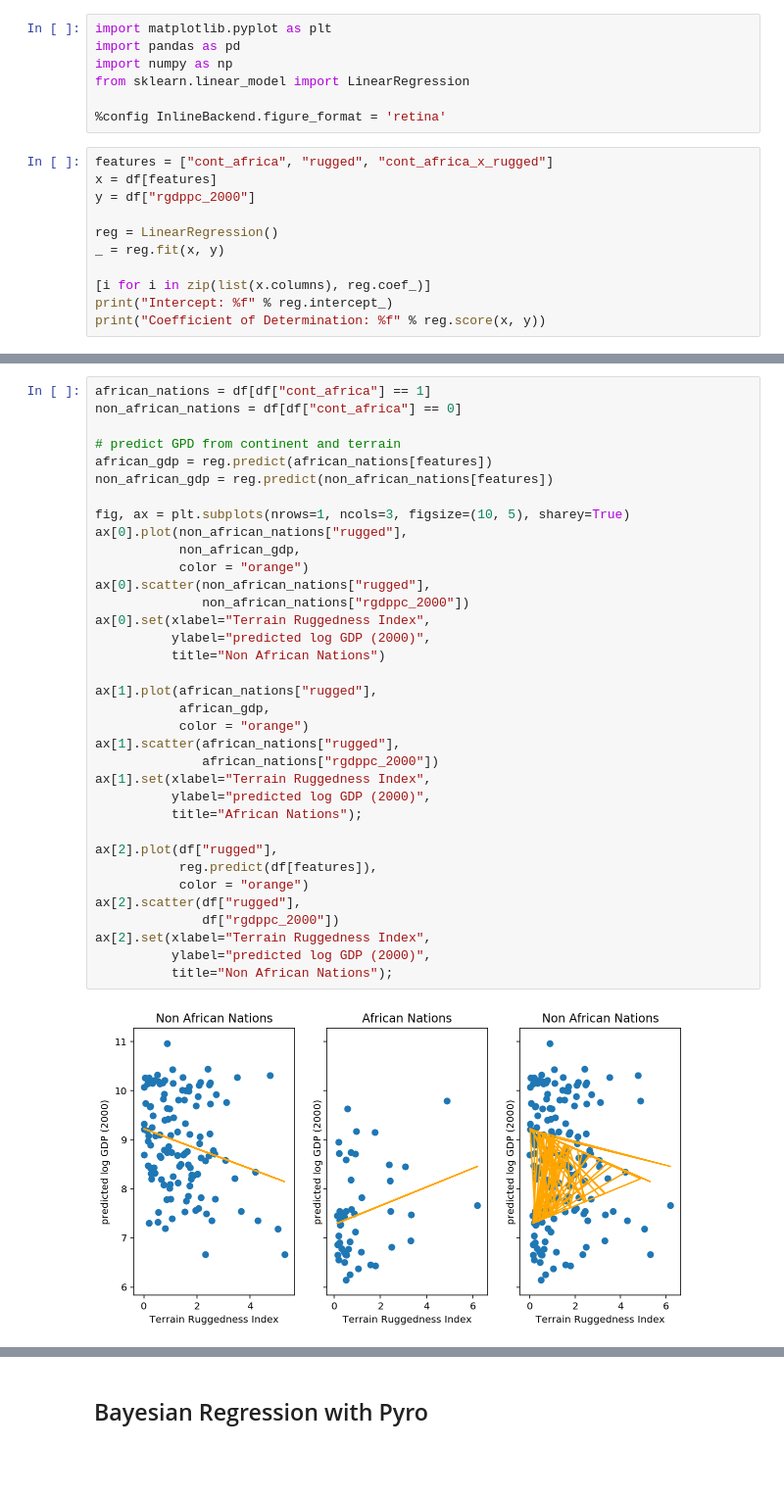
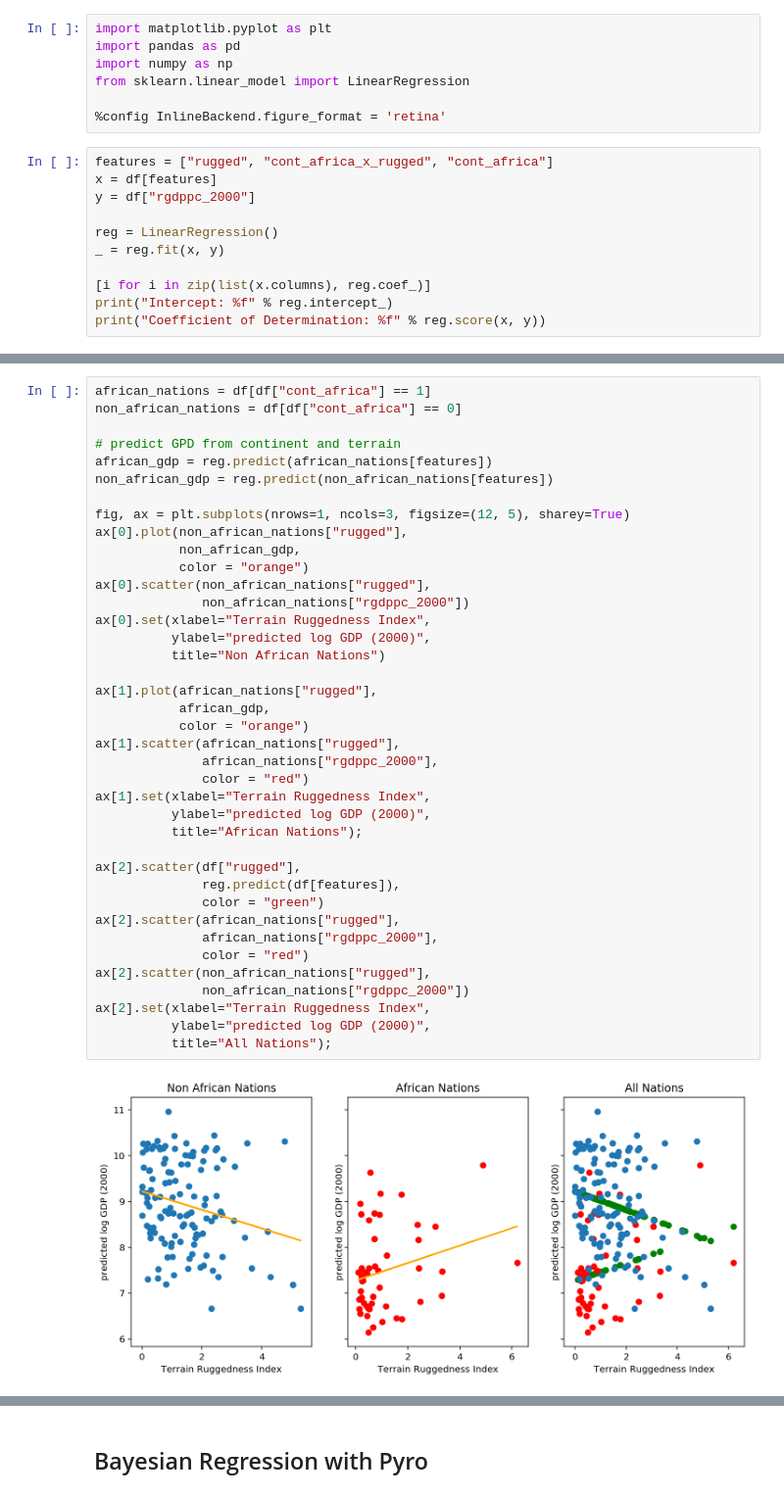
Before and after one commit to jramkiss/jramkiss.github.io, a Jupyter notebook: _posts/notebooks/why-gpr.ipynb, the cells around one changed output, grey strips where cells are left out. Shown at 98% size. Drawn from its saved outputs; the diff is of its cells as text; blank space fills up the shorter version.

```diff
--- a/_posts/notebooks/why-gpr.ipynb
+++ b/_posts/notebooks/why-gpr.ipynb
@@ -113,7 +113,7 @@ from sklearn.linear_model import LinearRegression
 
 %config InlineBackend.figure_format = 'retina'
 # %%
-features = ["cont_africa", "rugged", "cont_africa_x_rugged"]
+features = ["rugged", "cont_africa_x_rugged", "cont_africa"]
 x = df[features]
 y = df["rgdppc_2000"]
 
@@ -132,37 +132,41 @@ Coefficient of Determination: 0.356925
 # %%
 african_nations = df[df["cont_africa"] == 1]
 non_african_nations = df[df["cont_africa"] == 0]
 
 # predict GPD from continent and terrain
 african_gdp = reg.predict(african_nations[features])
 non_african_gdp = reg.predict(non_african_nations[features])
 
-fig, ax = plt.subplots(nrows=1, ncols=3, figsize=(10, 5), sharey=True)
+fig, ax = plt.subplots(nrows=1, ncols=3, figsize=(12, 5), sharey=True)
 ax[0].plot(non_african_nations["rugged"],
            non_african_gdp,
            color = "orange")
 ax[0].scatter(non_african_nations["rugged"],
               non_african_nations["rgdppc_2000"])
 ax[0].set(xlabel="Terrain Ruggedness Index",
           ylabel="predicted log GDP (2000)",
           title="Non African Nations")
 
 ax[1].plot(african_nations["rugged"],
            african_gdp,
            color = "orange")
 ax[1].scatter(african_nations["rugged"],
-              african_nations["rgdppc_2000"])
+              african_nations["rgdppc_2000"],
+              color = "red")
 ax[1].set(xlabel="Terrain Ruggedness Index",
           ylabel="predicted log GDP (2000)",
           title="African Nations");
 
-ax[2].plot(df["rugged"],
-           reg.predict(df[features]),
-           color = "orange")
 ax[2].scatter(df["rugged"],
-              df["rgdppc_2000"])
+              reg.predict(df[features]),
+              color = "green")
+ax[2].scatter(african_nations["rugged"],
+              african_nations["rgdppc_2000"],
+              color = "red")
+ax[2].scatter(non_african_nations["rugged"],
+              non_african_nations["rgdppc_2000"])
 ax[2].set(xlabel="Terrain Ruggedness Index",
           ylabel="predicted log GDP (2000)",
-          title="Non African Nations");
+          title="All Nations");
 # %% [output]
-[figure, old version]
+[figure, new version]
```
Also changed, not shown: parts of 12 cells of this notebook, 1 other file.
